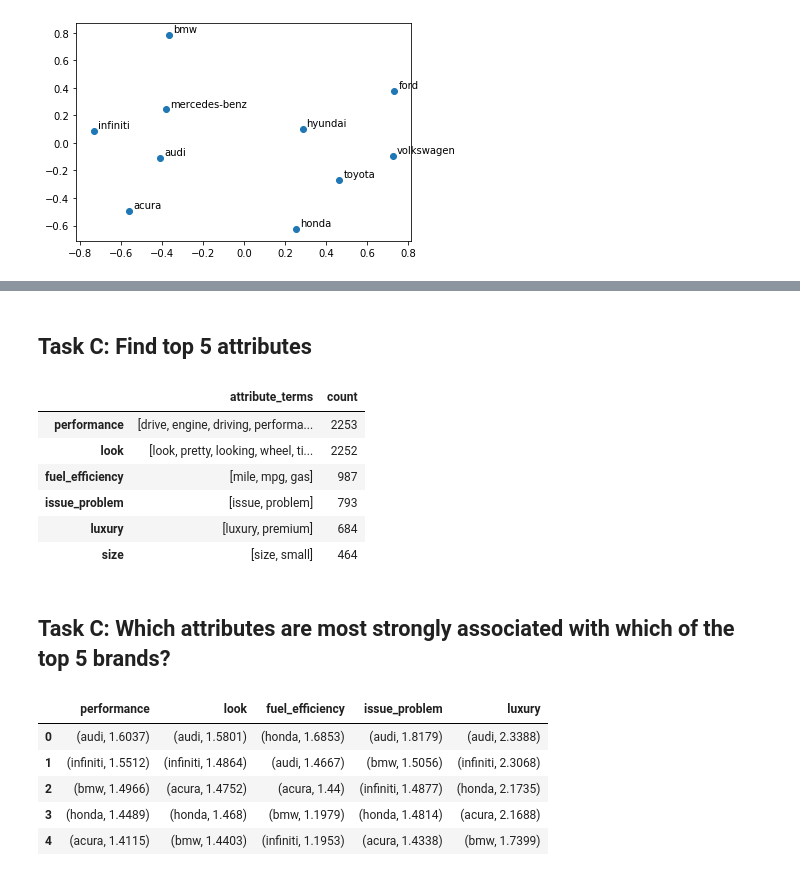
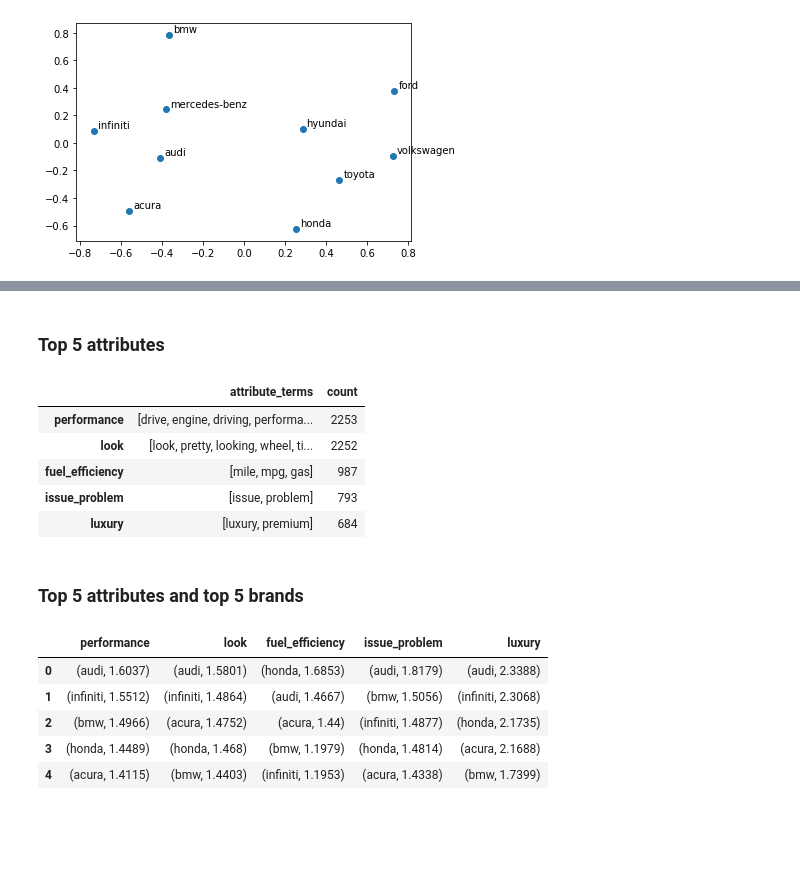
Before and after one commit to cdd6689/Twitter-Politics-Text-Analytics-project-, a Jupyter notebook: HW/HW1/HW1_notebook_matthew.ipynb, the cells around one changed output, grey strips where cells are left out. Cells and saved outputs as stored; diff of their text form; code cells hidden in the pictures; blank space fills up the shorter version.

```diff
--- a/HW/HW1/HW1_notebook_matthew.ipynb
+++ b/HW/HW1/HW1_notebook_matthew.ipynb
@@ -418,25 +301,24 @@ attribute_dict = {
     'size': ['size', 'small']}
 # %% [markdown]
-## Task C: Find top 5 attributes
+### Top 5 attributes
 # %%
 def count_attribute(df, attribute_terms):
     return(np.sum(df['processed'].map(lambda x: len([term for term in attribute_terms if term in x])>=1 )))
 
 top_attributes = pd.DataFrame(pd.Series(attribute_dict), columns=['attribute_terms'])
 top_attributes['count'] = top_attributes['attribute_terms'].map(lambda x: count_attribute(df, x))
 
 top_attributes = top_attributes.sort_values(by=['count'], ascending=False)
-top_attributes
+top_attributes[:5]
 # %% [output]
 |  | attribute_terms | count |
 | performance | [drive, engine, driving, performa... | 2253 |
 | look | [look, pretty, looking, wheel, ti... | 2252 |
 | fuel_efficiency | [mile, mpg, gas] | 987 |
 | issue_problem | [issue, problem] | 793 |
 | luxury | [luxury, premium] | 684 |
-| size | [size, small] | 464 |
-# %% [markdown]
-## Task C: Which attributes are most strongly associated with which of the top 5 brands?
+# %% [markdown]
+### Top 5 attributes and top 5 brands
 # %%
 def lift_attribute_to_brands(attribute, attribute_dict, brand_list, df, bigram=False):
     '''
```
Also changed, not shown: parts of 32 cells of this notebook.
